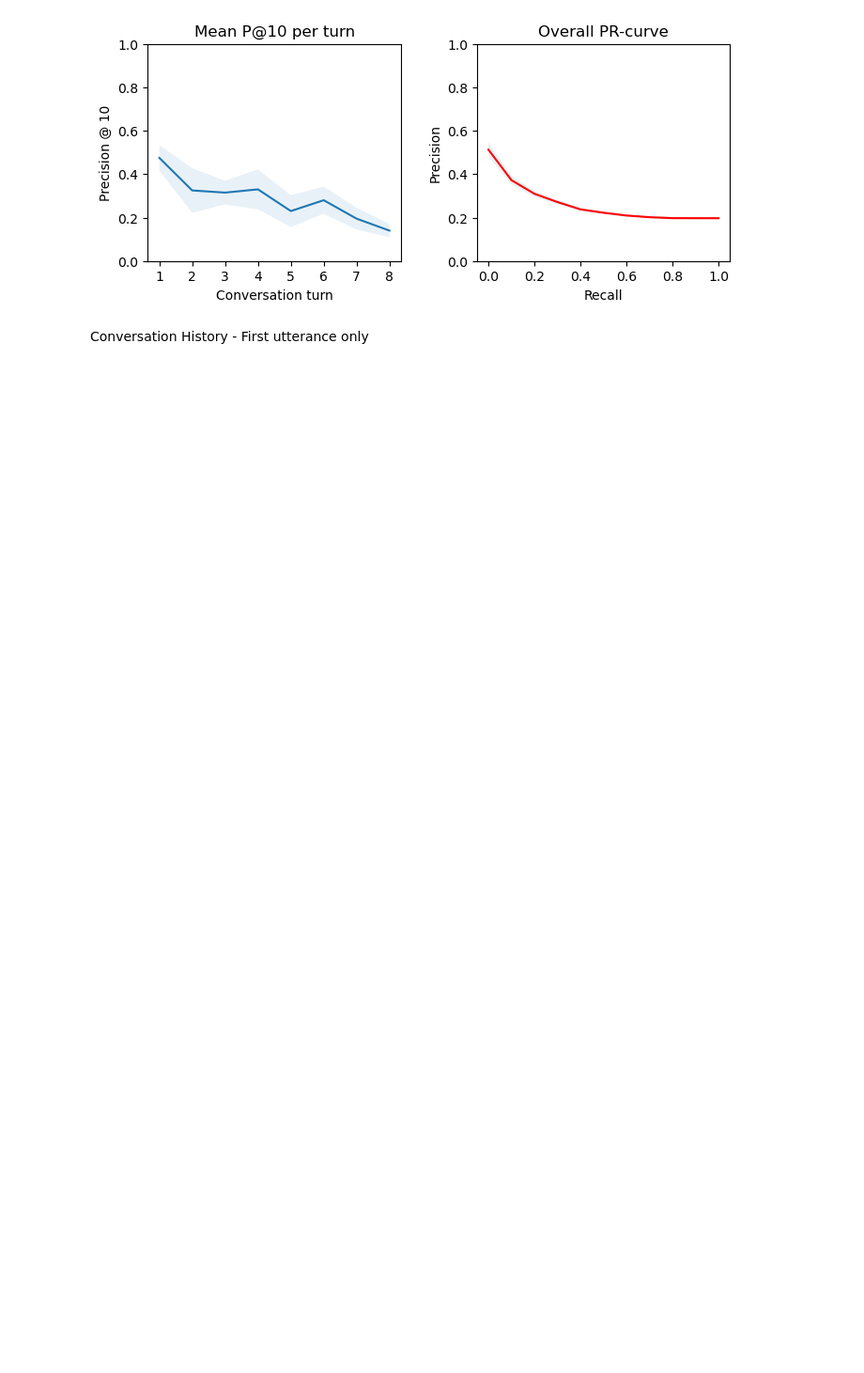
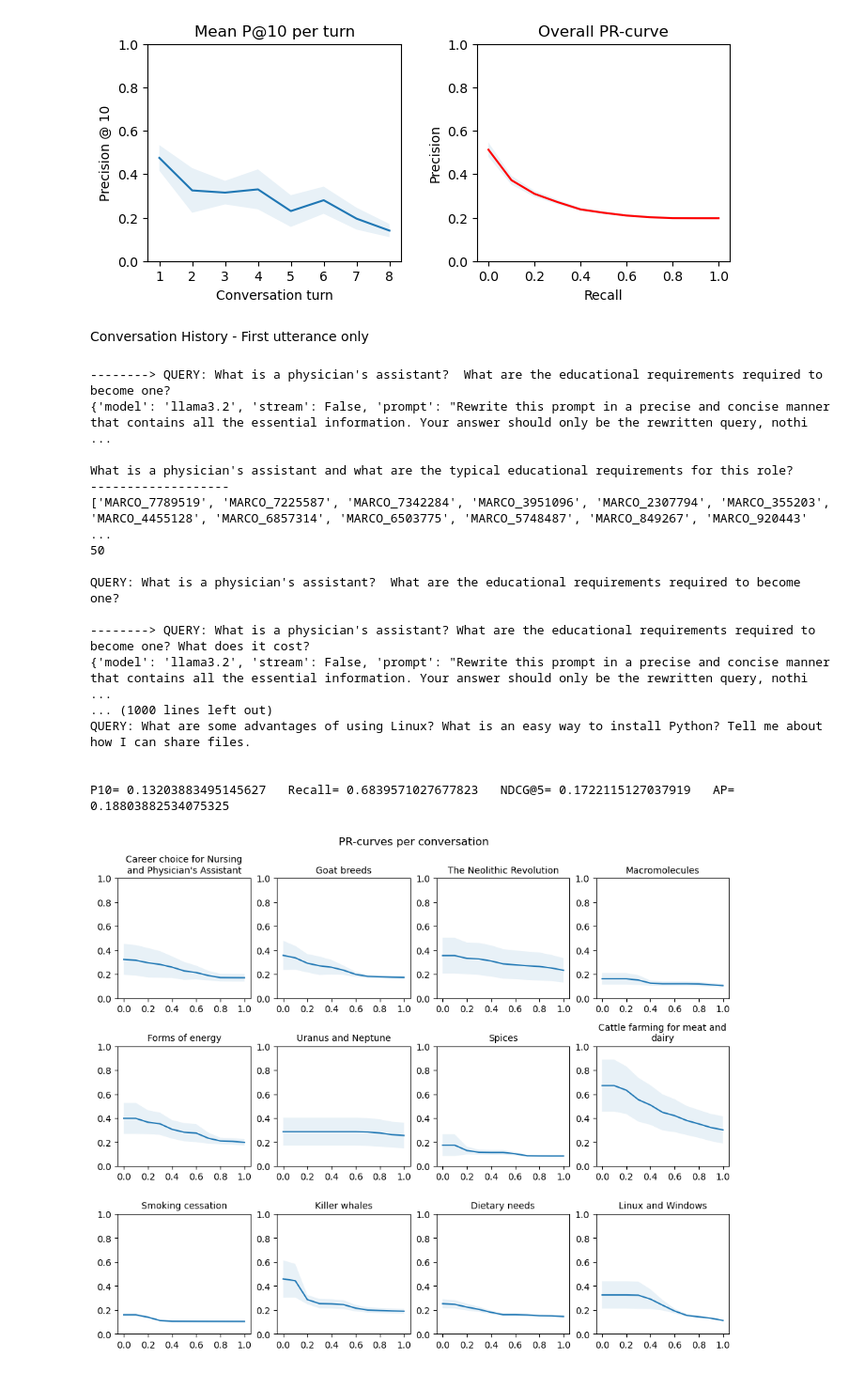
Before and after one commit to RGrave22/RI-Project, a Jupyter notebook: 1st Stage/NLPSearch-phase1/CS-RAG Evaluation.ipynb, the cells around one changed output. Shown at 94% size. Drawn from its saved outputs; the diff is of its cells as text; code cells hidden in the pictures; blank space fills up the shorter version.

Commit message:
LMD with llama using sliding window

```diff
--- a/1st Stage/NLPSearch-phase1/CS-RAG Evaluation.ipynb
+++ b/1st Stage/NLPSearch-phase1/CS-RAG Evaluation.ipynb
@@ -281,3 +285,27 @@ from retrieval.ConversationHistory import ConversationHistory
 
 convHistory = ConversationHistory(opensearch,test_bed,conv_topics,selected_topics)
 convHistory.run_first_utt_only(fig_subplot_size)
+# %%
+from retrieval.ConversationHistoryLlama import ConversationHistoryLlama
+
+convHistoryLlama = ConversationHistoryLlama(opensearch,test_bed,conv_topics,selected_topics)
+convHistoryLlama.run_sliding_window(fig_subplot_size)
+# %% [output]
+--------> QUERY: What is a physician's assistant?  What are the educational requirements required to become one?
+{'model': 'llama3.2', 'stream': False, 'prompt': "Rewrite this prompt in a precise and concise manner that contains all the essential information. Your answer should only be the rewritten query, nothi ...
+
+What is a physician's assistant and what are the typical educational requirements for this role?
+-------------------
+['MARCO_7789519', 'MARCO_7225587', 'MARCO_7342284', 'MARCO_3951096', 'MARCO_2307794', 'MARCO_355203', 'MARCO_4455128', 'MARCO_6857314', 'MARCO_6503775', 'MARCO_5748487', 'MARCO_849267', 'MARCO_920443' ...
+50
+
+QUERY: What is a physician's assistant?  What are the educational requirements required to become one?
+
+--------> QUERY: What is a physician's assistant? What are the educational requirements required to become one? What does it cost?
+{'model': 'llama3.2', 'stream': False, 'prompt': "Rewrite this prompt in a precise and concise manner that contains all the essential information. Your answer should only be the rewritten query, nothi ...
+... (1000 lines left out)
+QUERY: What are some advantages of using Linux? What is an easy way to install Python? Tell me about how I can share files.
+
+
+P10= 0.13203883495145627   Recall= 0.6839571027677823   NDCG@5= 0.1722115127037919   AP= 0.18803882534075325
+[figure, added]
```
Also changed, not shown: parts of 4 cells of this notebook, 12 other files.
